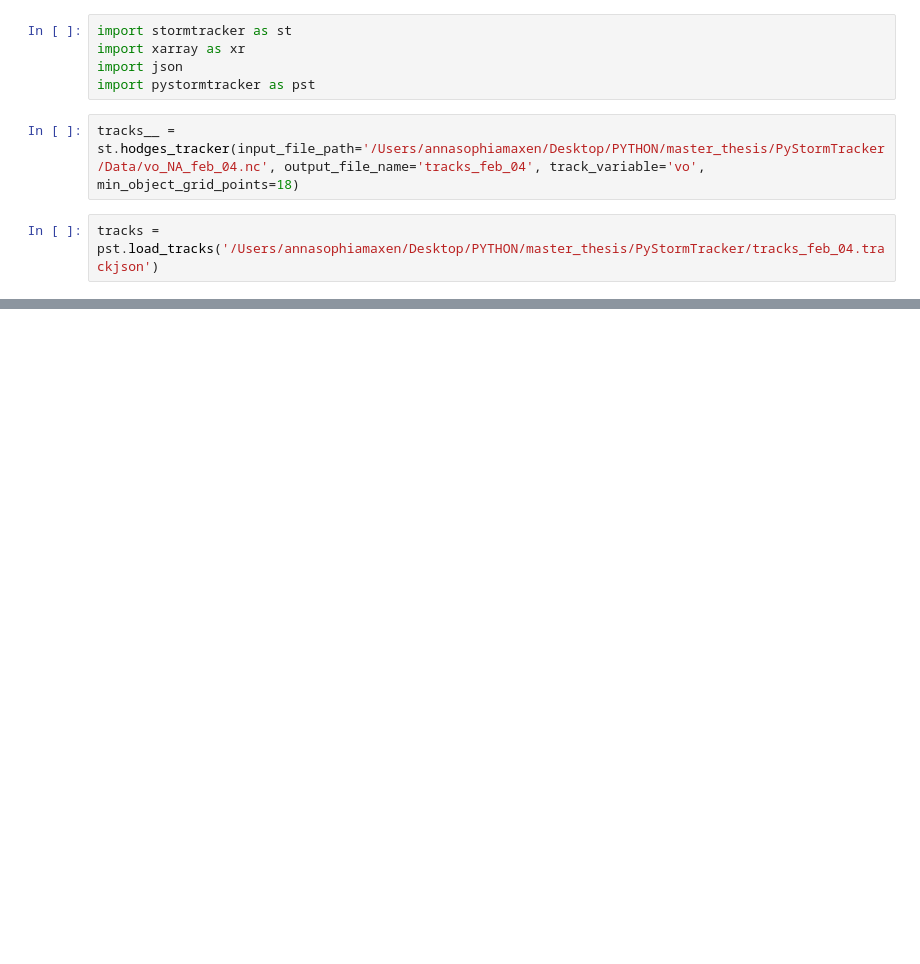
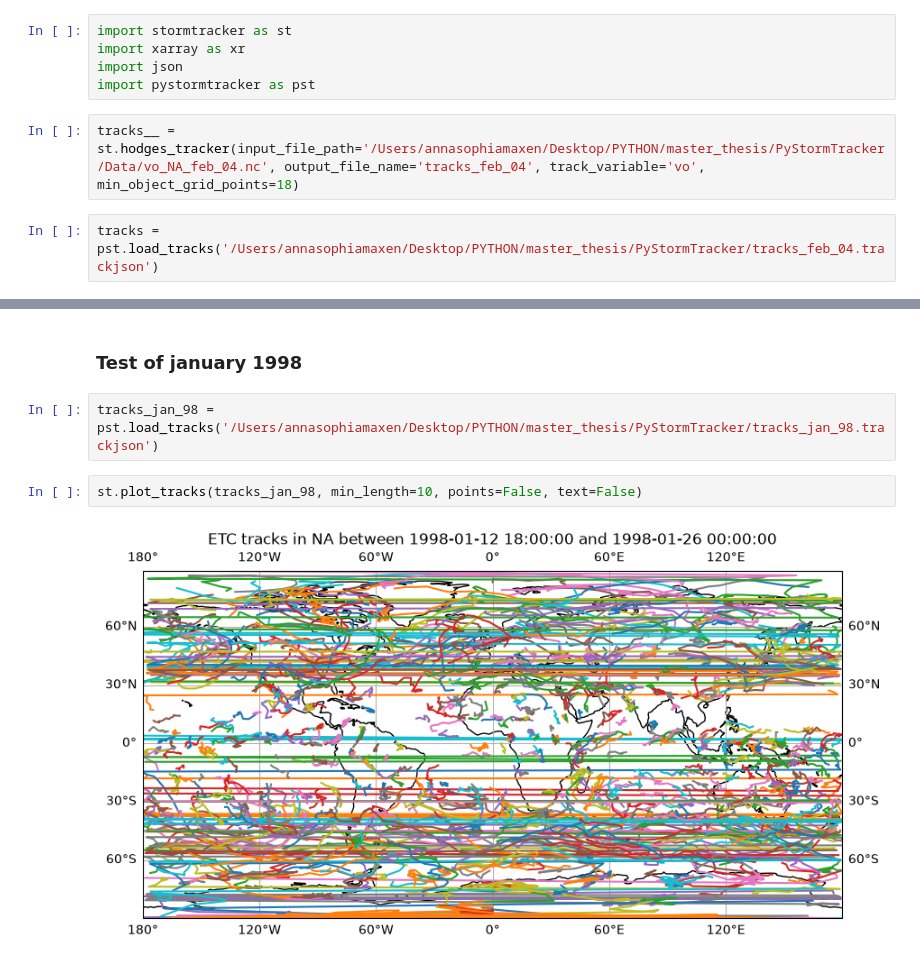
Before and after one commit to AThormann/master_thesis, a Jupyter notebook: PyStormTracker/test_of_module.ipynb, the cells around one changed output, grey strips where cells are left out. Saved outputs shown, nothing was run; the diff lists cells and outputs as text; blank space fills up the shorter version.

```diff
--- a/PyStormTracker/test_of_module.ipynb
+++ b/PyStormTracker/test_of_module.ipynb
@@ -26,0 +27,8 @@ Timestamp('2004-02-19 18:00:00')
+# %% [markdown]
+### Test of january 1998
+# %%
+tracks_jan_98 = pst.load_tracks('/Users/annasophiamaxen/Desktop/PYTHON/master_thesis/PyStormTracker/tracks_jan_98.trackjson')
+# %%
+st.plot_tracks(tracks_jan_98, min_length=10, points=False, text=False)
+# %% [output]
+[figure, added]
```
Also changed, not shown: parts of 4 cells of this notebook, 5 other files.
